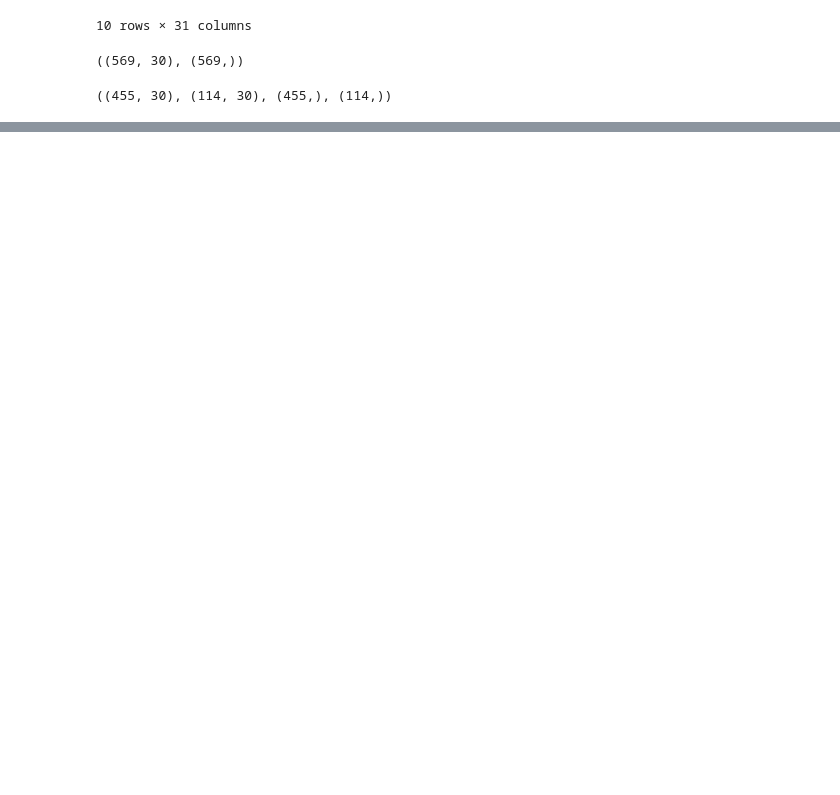
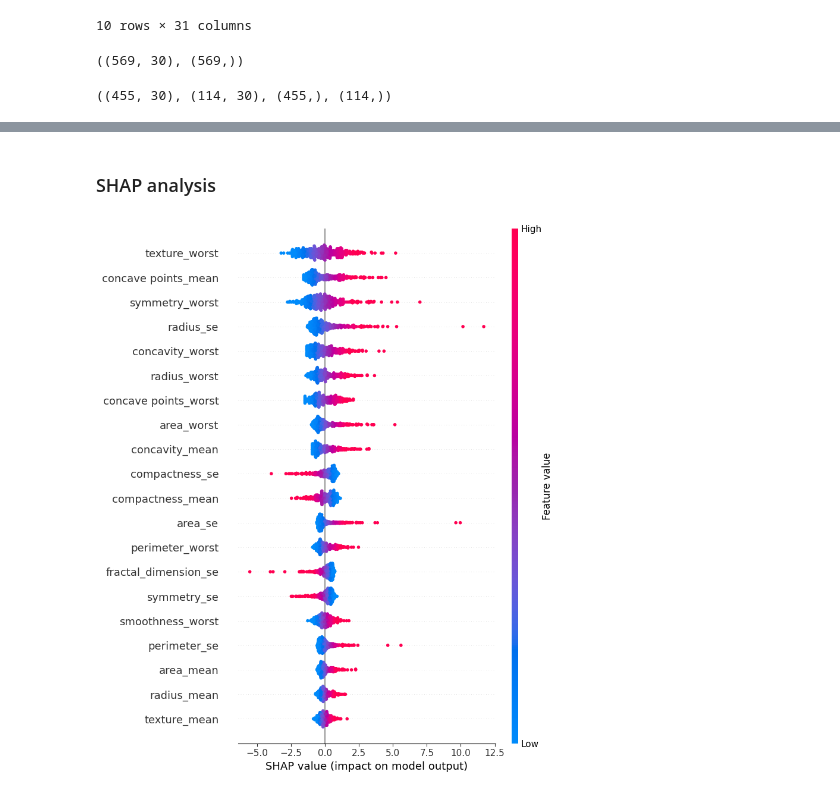
Before and after one commit to sreerag-chandrasekharan/Breast_Cancer_Detection_Update_V2, a Jupyter notebook: data analysis/main.ipynb, the cells around one changed output, grey strips where cells are left out. Cells and saved outputs as stored; diff of their text form; code cells hidden in the pictures; blank space fills up the shorter version.

Commit message:
done analysis

```diff
--- a/data analysis/main.ipynb
+++ b/data analysis/main.ipynb
@@ -161,0 +170,7 @@ X_test_scaled = scaler.transform(X_test)
+# %%
+def train_model(X_train, y_train):
+    model = LogisticRegression(penalty='l2', C=1.0, solver='liblinear', class_weight='balanced', max_iter=1000, random_state=42)
+    model.fit(X_train, y_train)
+    return model
+# %%
+model = train_model(X_train_scaled, y_train)
@@ -161,0 +204,12 @@ X_test_scaled = scaler.transform(X_test)
+# %% [markdown]
+### SHAP analysis
+# %%
+# shap analysis
+import shap
+explainer = shap.Explainer(model, X_train_scaled)
+shap_values = explainer(X_train_scaled)
+# %%
+# Global Feature Importance
+shap.summary_plot(shap_values, X_train_scaled, feature_names=X.columns)
+# %% [output]
+[figure, added]
```
Also changed, not shown: parts of 9 cells of this notebook.
